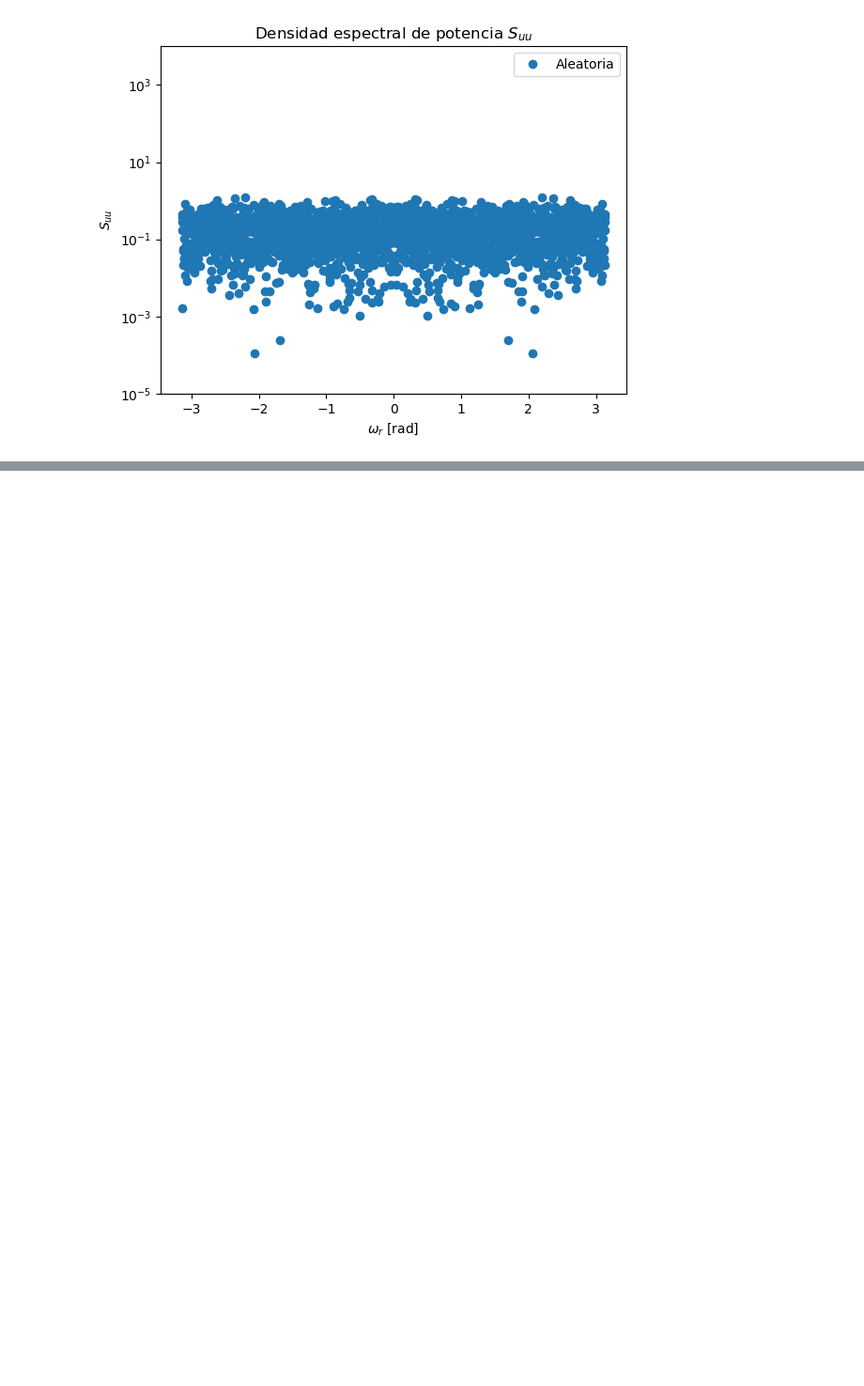
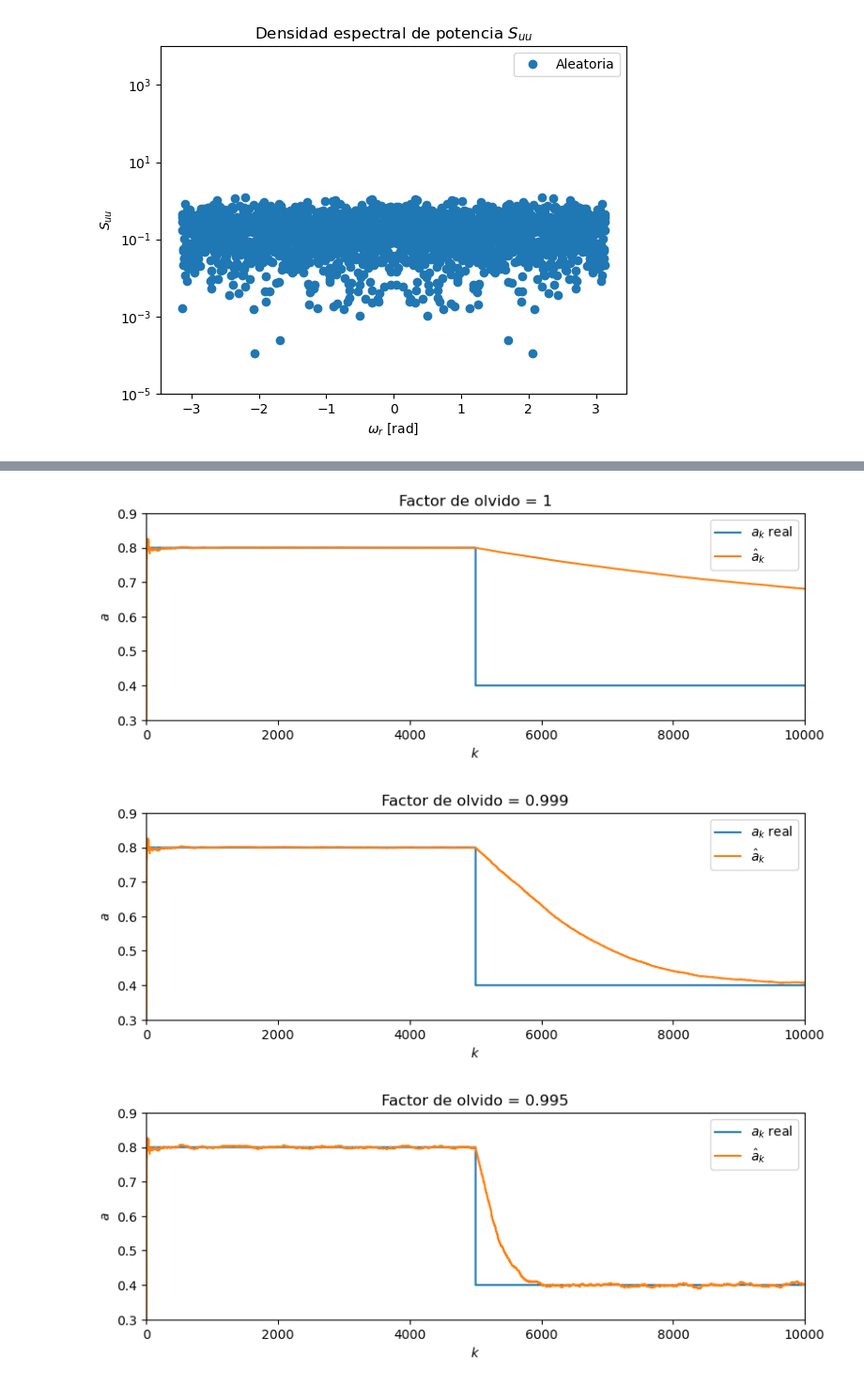
Before and after one commit to pgonfiuba/ica, a Jupyter notebook: 4. Identificacion parametrica/identificacion_parametrica.ipynb, the cells around one changed output, grey strips where cells are left out. Shown at 94% size. Cells and saved outputs as stored; diff of their text form; code cells hidden in the pictures; blank space fills up the shorter version.

Commit message:
incidencia del factor de olvido

```diff
--- a/4. Identificacion parametrica/identificacion_parametrica.ipynb
+++ b/4. Identificacion parametrica/identificacion_parametrica.ipynb
@@ -433,0 +440,61 @@ Orden 5: Autovalor más pequeño: 0.979211
+# %%
+# Parámetros reales
+a1, a2 = -0.8, -0.4
+b = 0.5
+
+N = 10000
+
+# Parámetro variable
+a = np.full(N, a1)
+a[N//2:] = a2
+
+# Excitación
+u = np.sign(np.random.randn(N))
+
+# Ruido
+sigma_e = 0.05
+e = sigma_e*np.random.randn(N)
+
+# Generación de datos
+y = np.zeros(N)
+
+for k in range(1, N):
+    y[k] = a[k]*y[k-1] + b*u[k-1] + e[k]
+
+# Para reproducir
+theta_ini = np.r_[0.4,-0.85]
+
+for lambda_ in [1,0.999,0.995]:
+    # Identificación RLS sin olvido
+    theta_hat, P, _, _ = estimador_RLS(
+        u, y,
+        theta_ini=theta_ini,
+        lambda_=lambda_,
+        na=1, nb=1,
+        plot=False
+    )
+
+    # Parámetros estimados
+    a_hat = theta_hat[:, 0]
+    b_hat = theta_hat[:, 1]
+
+    # Gráfico
+    k = np.arange(len(a_hat))
+
+    plt.figure(figsize=(8,3))
+
+    plt.step(k, -a[0:len(k)], label=r"$a_k$ real", where='post')
+    plt.step(k, a_hat, label=r"$\hat a_k$", where='post')
+
+    plt.xlabel("$k$")
+    plt.ylabel("$a$")
+    plt.legend()
+    plt.tight_layout()
+    plt.ylim([0.3,0.9])
+    plt.xlim([0,N])
+    plt.title(f"Factor de olvido = {lambda_}")
+    plt.show()
+# %% [output]
+[figure, added]
+[figure, added]
+[figure, added]
```
Also changed, not shown: parts of 1 cell of this notebook.
